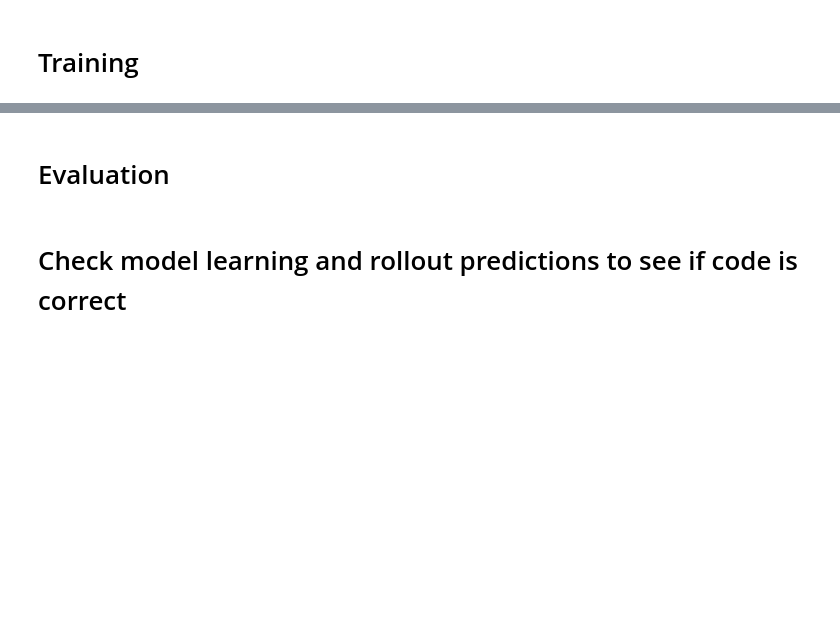
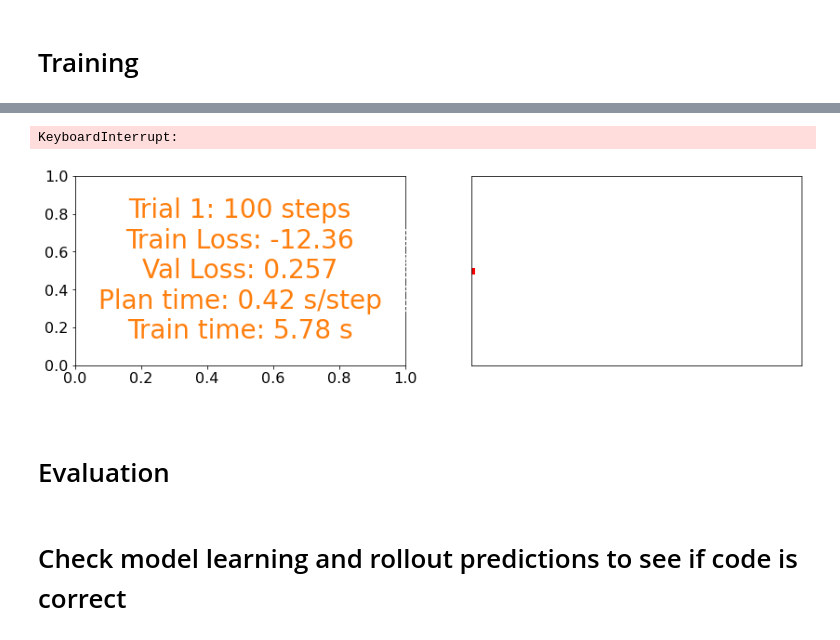
Before and after one commit to maxyang27896/mbrl-lib, a Jupyter notebook: notebooks/object_pushing_pets_example.ipynb, the cells around one changed output, grey strips where cells are left out. Saved outputs shown, nothing was run; the diff lists cells and outputs as text; code cells hidden in the pictures; blank space fills up the shorter version.

```diff
--- a/notebooks/object_pushing_pets_example.ipynb
+++ b/notebooks/object_pushing_pets_example.ipynb
@@ -129,7 +152,7 @@ Box(2,)
 (2,)
 # %%
 trial_length = env._max_steps
-num_trials = 30
+num_trials = 1
 ensemble_size = 5
 initial_buffer_size = 2000
 buffer_size = num_trials * trial_length
@@ -216,7 +239,7 @@ print("# samples stored", replay_buffer.num_stored)
 # %% [output]
 # samples stored 2000
 # %%
-optimizer_type = "cem"
+optimizer_type = "icem"
 
 if optimizer_type == "cem":
     optimizer_cfg = {
@@ -238,7 +261,7 @@ elif optimizer_type == "mppi":
             "gamma": 1.0,
             "population_size": 500,
             "sigma": 0.95,
-            "beta": 0.1,
+            "beta": 0.7,
             "lower_bound": "???",
             "upper_bound": "???",
             "device": device,
@@ -265,7 +288,7 @@ else:
 agent_cfg = omegaconf.OmegaConf.create({
     # this class evaluates many trajectories and picks the best one
     "_target_": "mbrl.planning.TrajectoryOptimizerAgent",
-    "planning_horizon": 50,
+    "planning_horizon": 40,
     "replan_freq": 1,
     "verbose": False,
     "action_lb": "???",
@@ -501,12 +548,13 @@ print(rewards_push)
 # ---------------- Test early termination ------------------------
 early_termination = True
 
-tcp_pos_workframe = torch.tensor([[0.2, 0.05, 0.0], [0.2, 0.05, 0.0]]).to(device)
-cur_obj_pos_workframe = torch.tensor([[0.31, 0.09, 0.0], [0.2, 0.09, 0.0]]).to(device) # The first sample for obj_pos is out of y_lims
+tcp_pos_workframe = torch.tensor([[0.1, 0.01, 0], [0.1, 0.01, 0]]).to(device)
+cur_obj_pos_workframe = tcp_pos_workframe + torch.tensor([[0.1, 0.0, 0.0], [0.0, 0, 0]]).to(device) # The first sample for obj_pos is out of y_lims
 tcp_orn = euler_to_quaternion(torch.tensor([[0, 0, 10/180*np.pi], [0, 0, 10/180*np.pi]])).to(device)
 obj_orn = euler_to_quaternion(torch.tensor([[0, 0, 10/180*np.pi], [0, 0, 30/180*np.pi]])).to(device)
 tip_to_obj_orn = model_env.get_orn_dist(tcp_orn, obj_orn)
-print(outside_tcp_lims(cur_obj_pos_workframe, tip_to_obj_orn))
+tip_to_obj_pos = torch.linalg.norm(tcp_pos_workframe - cur_obj_pos_workframe,  axis=1)
+print(outside_tcp_lims(cur_obj_pos_workframe, tip_to_obj_orn, tip_to_obj_pos))
 
 batch_size = 2
 env.reset()
@@ -532,6 +580,7 @@ elif  env.observation_mode == 'tactile_pose_data':
         obs[:, 4:7] = cur_obj_pos_workframe- goal_pos_workframe_batch
 elif env.observation_mode == 'tactile_pose_goal_excluded_data':
         if env.planar_states == True:
+            obs[:, 0:2] = tcp_pos_workframe[:, 0:2]
             obs[:, 2:4] = tcp_orn[:, 2:4]
             obs[:, 4:6] = cur_obj_pos_workframe[:, 0:2]
             obs[:, 6:8] = obj_orn[:, 2:4]
@@ -927,12 +1014,12 @@ def get_states_from_obs(obs):
             # tcp_pos_workframe = np.zeros(3)
             # tcp_orn_workframe = np.zeros(4)
             cur_obj_pos_workframe = np.zeros(3)
-            # cur_obj_orn_workframe = np.zeros(4)
+            cur_obj_orn_workframe = np.zeros(4)
 
             # tcp_pos_workframe[0:2] = obs[0:2]
             # tcp_orn_workframe[2:4] = obs[2:4]
             cur_obj_pos_workframe[0:2]= obs[4:6]
-            # cur_obj_orn_workframe[:, 2:4] = obs[6:8]
+            cur_obj_orn_workframe[2:4] = obs[6:8]
         else:
             # tcp_pos_workframe = obs[0:3]
             # tcp_orn_workframe = obs[0:4]
@@ -959,7 +1046,7 @@ def get_states_from_obs(obs):
         # tcp_pos_workframe = obs[0:3] + env.goal_pos_workframe
         cur_obj_pos_workframe = cur_obj_pos_to_goal_workframe + env.goal_pos_workframe
 
-    return cur_obj_pos_workframe
+    return cur_obj_pos_workframe, cur_obj_orn_workframe
 # %%
 # Create logging folder
 print(f"Results will be saved at {work_dir}.")
@@ -1011,13 +1098,16 @@ for trial in range(num_trials):
     # update_axes(axs, env.render(mode="rgb_array"), ax_text, trial, steps_trial, plan_time, train_time,
     #     all_rewards, goal_reached, train_losses[-1], val_scores[-1])
 
-    tcp_pos_workframe, _, _, _, _ = env.robot.arm.get_current_TCP_pos_vel_workframe()
-    cur_obj_pos_workframe = get_states_from_obs(obs)
+    tcp_pos_workframe, tcp_rpy_workframe, _, _, _ = env.robot.arm.get_current_TCP_pos_vel_workframe()
+    cur_obj_pos_workframe, cur_obj_orn_workframe = get_states_from_obs(obs)
+    cur_obj_rpy_workframe = env._pb.getEulerFromQuaternion(cur_obj_orn_workframe)
     training_result.append(np.hstack([trial,
                                     steps_trial,
                                     trial_pb_steps,
                                     tcp_pos_workframe,
                                     cur_obj_pos_workframe,
+                                    tcp_rpy_workframe[2],
+                                    cur_obj_rpy_workframe[2],
                                     env.goal_pos_workframe,
                                     trial_reward,
                                     False,
@@ -1068,13 +1158,16 @@ for trial in range(num_trials):
         steps_trial += 1
 
         # Save data for plotting training performance
-        tcp_pos_workframe, _, _, _, _ = env.robot.arm.get_current_TCP_pos_vel_workframe()
-        cur_obj_pos_workframe = get_states_from_obs(obs)
+        tcp_pos_workframe, tcp_rpy_workframe, _, _, _ = env.robot.arm.get_current_TCP_pos_vel_workframe()
+        cur_obj_pos_workframe, cur_obj_orn_workframe = get_states_from_obs(obs)
+        cur_obj_rpy_workframe = env._pb.getEulerFromQuaternion(cur_obj_orn_workframe)
         training_result.append(np.hstack([trial,
                                         steps_trial,
                                         trial_pb_steps * env._sim_time_step,
                                         tcp_pos_workframe,
                                         cur_obj_pos_workframe,
+                                        tcp_rpy_workframe[2],
+                                        cur_obj_rpy_workframe[2],
                                         env.goal_pos_workframe,
                                         trial_reward,
                                         info["tip_in_contact"],
@@ -1086,33 +1179,36 @@ for trial in range(num_trials):
             render_img = cv2.cvtColor(render_img, cv2.COLOR_BGR2RGB)
             out.write(render_img)
 
         if steps_trial == trial_length:
             break
 
     all_rewards.append(trial_reward)
     total_steps.append(steps_trial + total_steps[-1])
 
     # save goal reached data during training
     if env.single_goal_reached:
         goal_reached.append(trial_reward)
     else:
         goal_reached.append(0)
 
     # release video at every n trials
     if record_video and (trial+1) % record_video_frequency == 0:
         out.release()
 
 update_axes_text(axs, trial, steps_trial, plan_time, train_time,
     all_rewards, goal_reached, train_losses[-1], val_scores[-1], force_update=True)
 # update_axes(axs, env.render(mode="rgb_array"), ax_text, trial, steps_trial, plan_time, train_time,
 #     all_rewards, goal_reached, train_losses[-1], val_scores[-1], force_update=True)
 
 # Plot results
 fig, ax = plt.subplots(figsize=(12, 6))
 ax.plot(total_steps[1:], all_rewards[1:], 'bs-', total_steps[1:], goal_reached[1:], 'rs')
 ax.set_xlabel("Samples")
 ax.set_ylabel("Trial reward")
 fig.savefig(os.path.join(work_dir, "output.png"))
+# %% [output]
+KeyboardInterrupt:
+[figure, added]
 # %%
 def plot_and_save_push_plots(df, trials, directory):
     loss_contact = False
```
Also changed, not shown: parts of 11 cells of this notebook, 5 other files.
